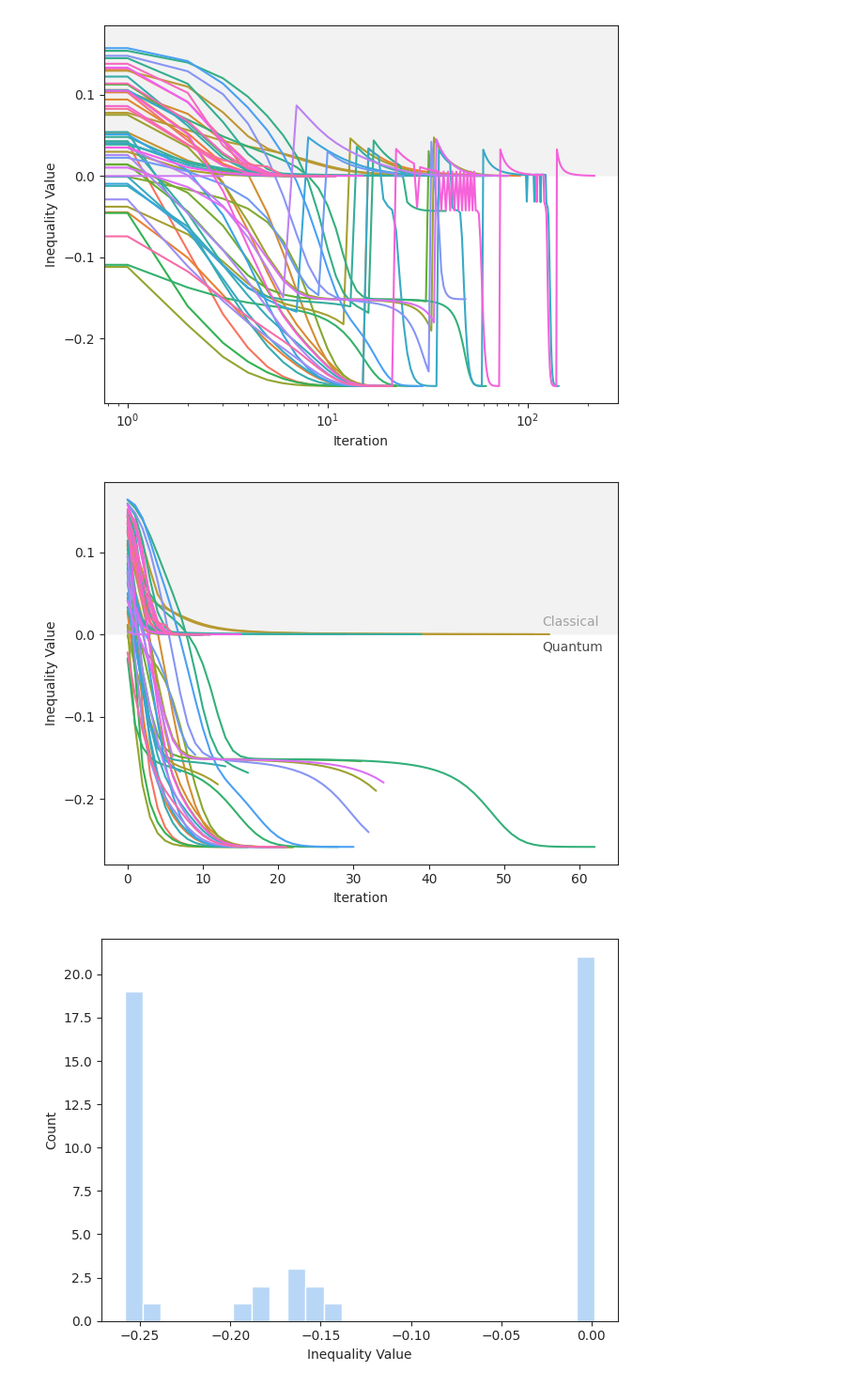
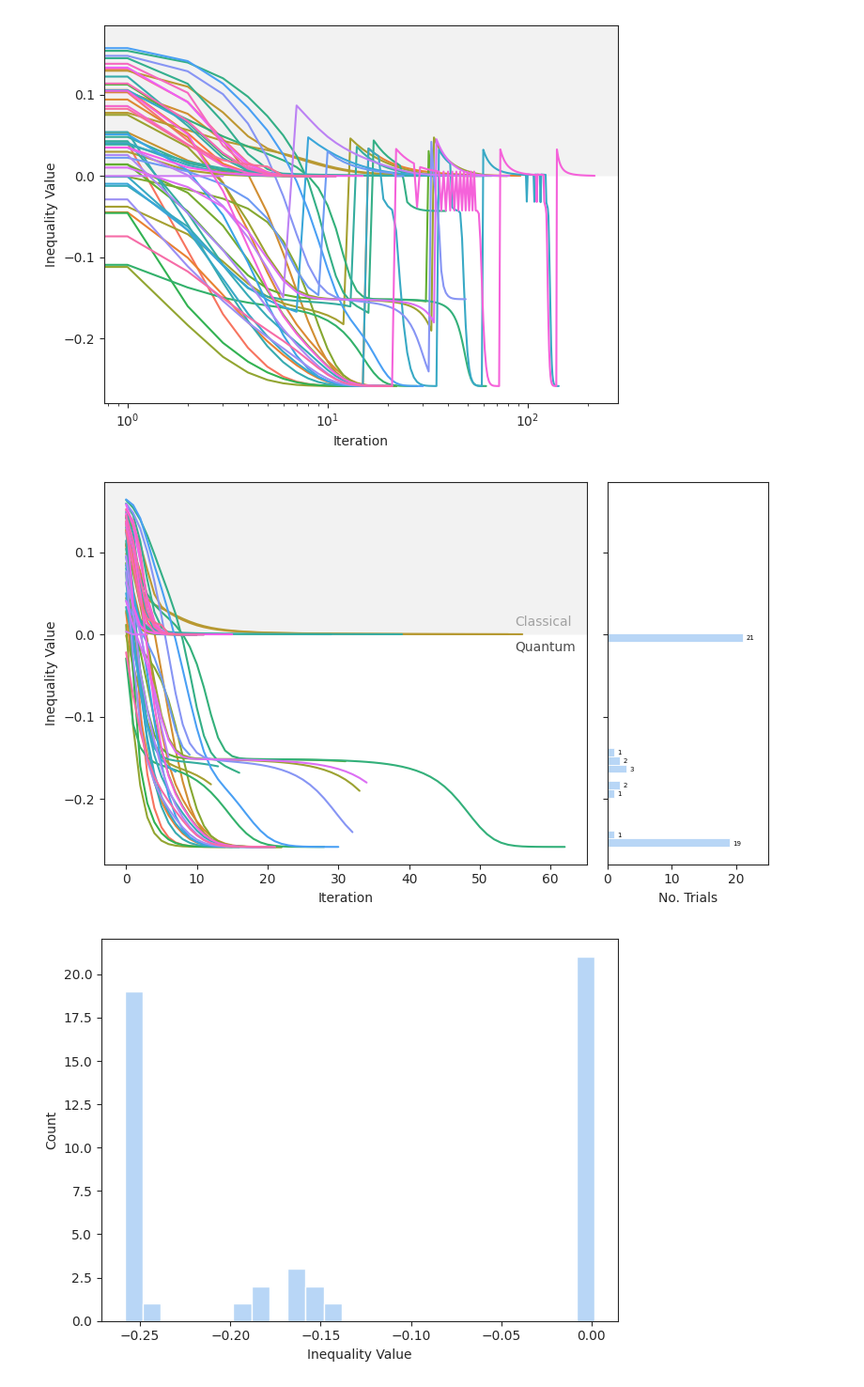
Before and after one commit to jfurches/nonlocalgames, a Jupyter notebook: chsh.ipynb, the cells around one changed output. Shown: that part at 94% size. Saved outputs shown, nothing was run; the diff lists cells and outputs as text; code cells hidden in the pictures.

Commit message:
Redo NPS plot

```diff
--- a/chsh.ipynb
+++ b/chsh.ipynb
@@ -521,6 +521,16 @@ Minimum inequality value: -0.258
 | 1768 | 49 | 8 | 9.411445e-08 |
 1769 rows × 3 columns
 # %%
+import matplotlib.pyplot as plt
+import seaborn as sns
+import numpy as np
+import pandas as pd
+
+sns.set_style('ticks')
+sns.set_palette('pastel')
+
+df = pd.read_csv('data/nps/nps_6.csv')
+
 sns.lineplot(data=df, x='iter', y='energy', hue=df.id.apply(str), legend=False)
 plt.xscale('log')
 
@@ -539,49 +549,77 @@ plt.ylabel('Inequality Value')
 # plt.yscale('log')
 plt.tight_layout()
 
-plt.savefig('plots/npartite_symmetric_6/trials_n6.png', dpi=300)
-plt.savefig('plots/npartite_symmetric_6/trials_n6.pdf')
+# plt.savefig('plots/npartite_symmetric_6/trials_n6.png', dpi=300)
+# plt.savefig('plots/npartite_symmetric_6/trials_n6.pdf')
 plt.show()
 # %% [output]
 [figure]
 # %%
 # Function to filter out rows after a jump in energy
 def filter_before_jump(group):
     jump_indices = group[group['energy'].diff() > 0].index
     if jump_indices.empty:
         return group
     first_jump = jump_indices.min()
     return group.loc[group.index < first_jump]
 
 # Apply the function to each group within each trial
 filtered_df = df.groupby('id', group_keys=False).apply(filter_before_jump)
 
-sns.lineplot(data=filtered_df, x='iter', y='energy', hue=df.id.apply(str), legend=False)
+fig, (ax1, ax2) = plt.subplots(nrows=1, ncols=2,
+                               squeeze=True, sharey=True,
+                               width_ratios=[0.75, 0.25],
+                               figsize=(6.4*1.25, 4.8))
+sns.lineplot(data=filtered_df,
+             x='iter', y='energy',
+             hue=df.id.apply(str),
+             legend=False,
+             ax=ax1)
 
-x0, x1 = plt.xlim()
-y0, y1 = plt.ylim()
-plt.fill(
+x0, x1 = ax1.get_xlim()
+y0, y1 = ax1.get_ylim()
+ax1.fill(
     [x0, x0, x1, x1],
     [0, y1, y1, 0],
     'gray', alpha=0.1
 )
-plt.xlim(x0, x1)
-plt.ylim(y0, y1)
-plt.text(55, 0.01, 'Classical', color='gray', alpha=0.7)
-plt.text(55, -0.02, 'Quantum', color='black', alpha=0.7)
+ax1.set_xlim(x0, x1)
+ax1.set_ylim(y0, y1)
+ax1.text(55, 0.01, 'Classical', color='gray', alpha=0.7)
+ax1.text(55, -0.02, 'Quantum', color='black', alpha=0.7)
 # plt.text(55, -0.02, 'Quantum', color='#00decb', alpha=0.7)
 
-plt.xlabel('Iteration')
-plt.ylabel('Inequality Value')
+ax1.set_xlabel('Iteration')
+ax1.set_ylabel('Inequality Value')
 # plt.xscale('log')
 # plt.yscale('log')
+
+
+# Histogram plot
+sns.histplot(data=df.groupby('id').min(),
+             y='energy',
+             binwidth=0.01,
+             ax=ax2
+)
+ax2.set_xlabel('No. Trials')
+ax2.set_xlim(0, 25)
+
+energy = df.groupby('id').min().energy
+bins = np.arange(energy.min(), energy.max() + 0.01, 0.01)
+hist, _ = np.histogram(energy, bins)
+
+for y, x in zip(bins, hist):
+    if x > 0:
+        ax2.text(x + 0.5, y + 0.0083715513805563 / 2, f'{int(x)}',
+                 color='black', fontsize=5, verticalalignment='center')
+
 plt.tight_layout()
 
-plt.savefig('plots/npartite_symmetric_6/nps_trials_filtered_n6.png', dpi=300)
-plt.savefig('plots/npartite_symmetric_6/trials_filtered_n6.pdf')
+plt.savefig('plots/npartite_symmetric_6/nps_trials_filtered_n6_new.png', dpi=300)
+plt.savefig('plots/npartite_symmetric_6/trials_filtered_n6_new.pdf')
 plt.show()
 # %% [output]
-[figure, old version]
+[figure, new version]
 # %%
 sns.histplot(data=df.groupby('id').min(),
              x='energy',
```
Also changed, not shown: 2 other files.
